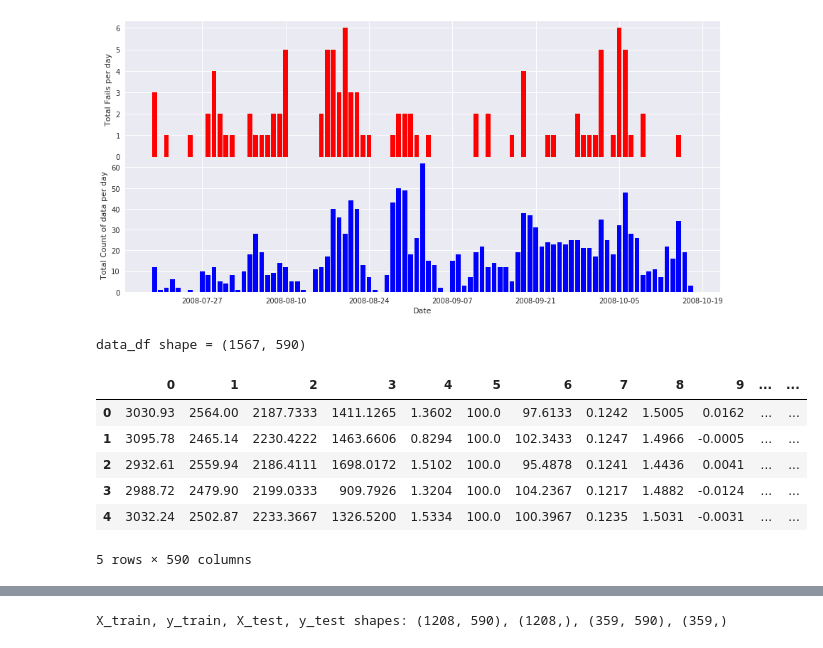
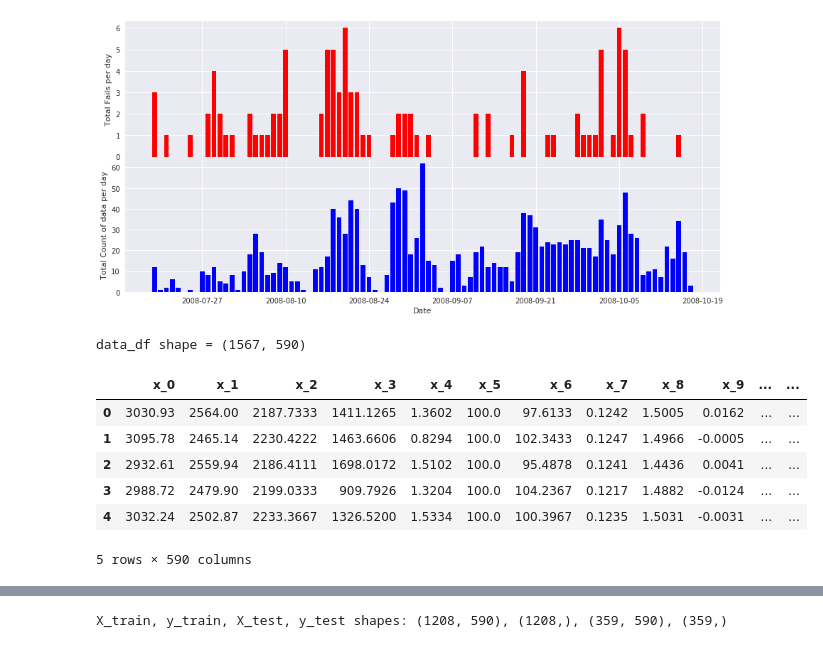
Before and after one commit to stephenleo87/uci-semicon, a Jupyter notebook: Labels_Prediction.ipynb, the cells around one changed output, grey strips where cells are left out. Drawn from its saved outputs; the diff is of its cells as text; code cells hidden in the pictures.

```diff
--- a/Labels_Prediction.ipynb
+++ b/Labels_Prediction.ipynb
@@ -62,10 +62,11 @@ axs[1].set_xlabel('Date');
 # %%
 data_df = pd.read_csv('data/secom.data', sep=' ', header = None)
 print('data_df shape = {}'.format(data_df.shape))
+data_df.columns = ['x_{}'.format(i) for i in range (0,590)]
 data_df.head()
 # %% [output]
 data_df shape = (1567, 590)
-|  | 0 | 1 | 2 | 3 | 4 | 5 | 6 | 7 | 8 | 9 | ... | ... |
+|  | x_0 | x_1 | x_2 | x_3 | x_4 | x_5 | x_6 | x_7 | x_8 | x_9 | ... | ... |
 | 0 | 3030.93 | 2564.00 | 2187.7333 | 1411.1265 | 1.3602 | 100.0 | 97.6133 | 0.1242 | 1.5005 | 0.0162 | ... | ... |
 | 1 | 3095.78 | 2465.14 | 2230.4222 | 1463.6606 | 0.8294 | 100.0 | 102.3433 | 0.1247 | 1.4966 | -0.0005 | ... | ... |
 | 2 | 2932.61 | 2559.94 | 2186.4111 | 1698.0172 | 1.5102 | 100.0 | 95.4878 | 0.1241 | 1.4436 | 0.0041 | ... | ... |
```
Also changed, not shown: parts of 3 cells of this notebook, 6 other files.
